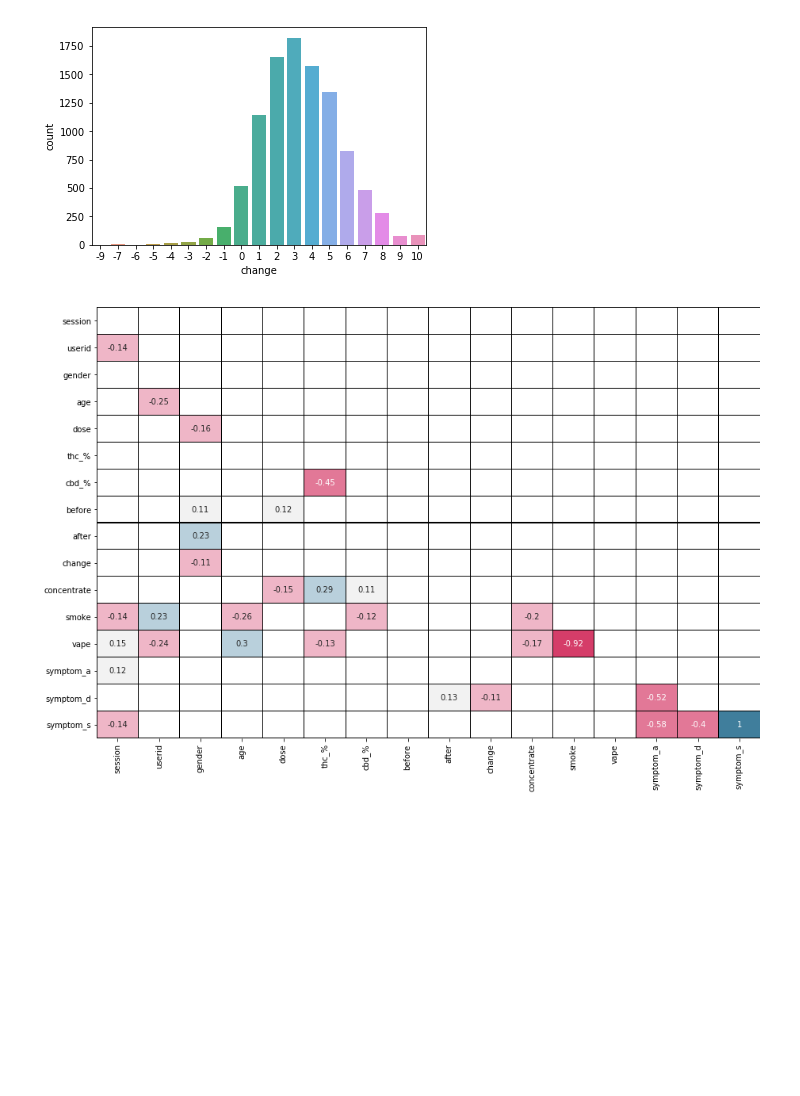
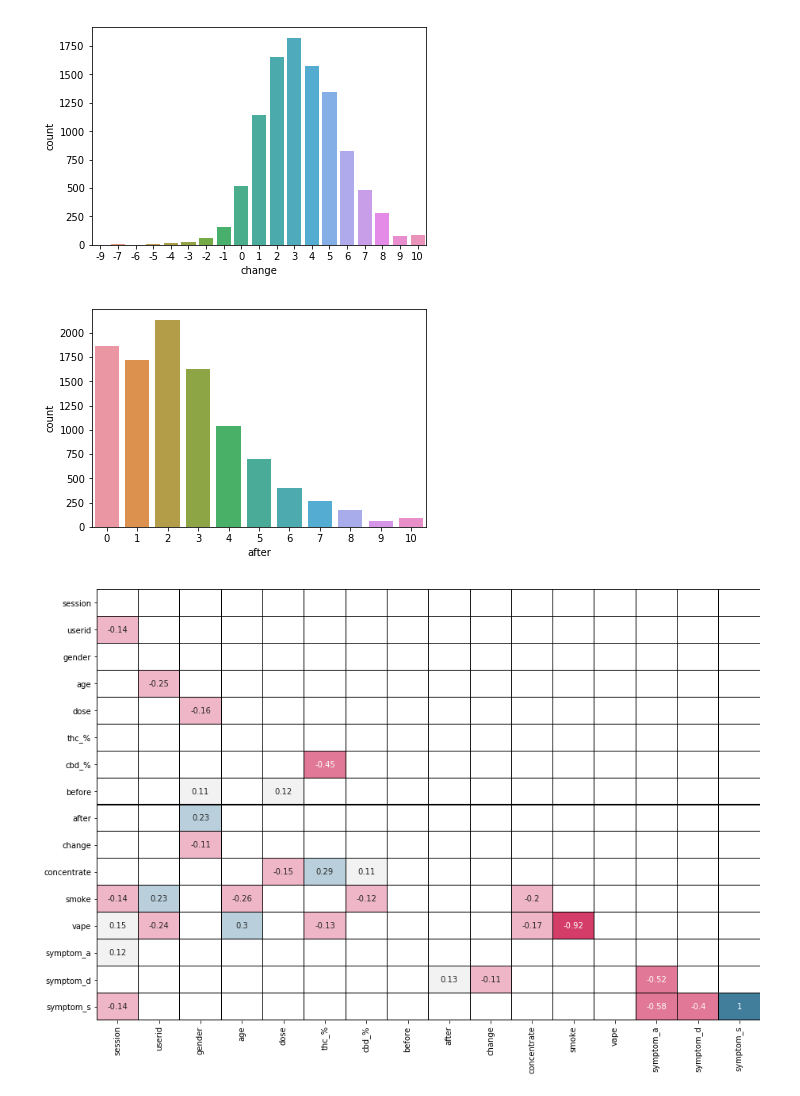
Before and after one commit to TerraJRiley/Cannabis_data, a Jupyter notebook: Cannabis_modeling_results.ipynb, the cells around one changed output. Cells and saved outputs as stored; diff of their text form; code cells hidden in the pictures; blank space fills up the shorter version.

```diff
--- a/Cannabis_modeling_results.ipynb
+++ b/Cannabis_modeling_results.ipynb
@@ -83,6 +86,10 @@ Number of users in study: 1062
 sns.countplot(df['change']);
 # %% [output]
 [figure]
+# %%
+sns.countplot(df['after']);
+# %% [output]
+[figure, added]
 # %%
 df_cor          = df.drop(['time_lag', 'dab_bubbler', 'dab_portable'],axis = 1).corr()
 # Dropped because nothing is signifigantly correlated to them
```
Also changed, not shown: parts of 28 cells of this notebook, 2 other files.
